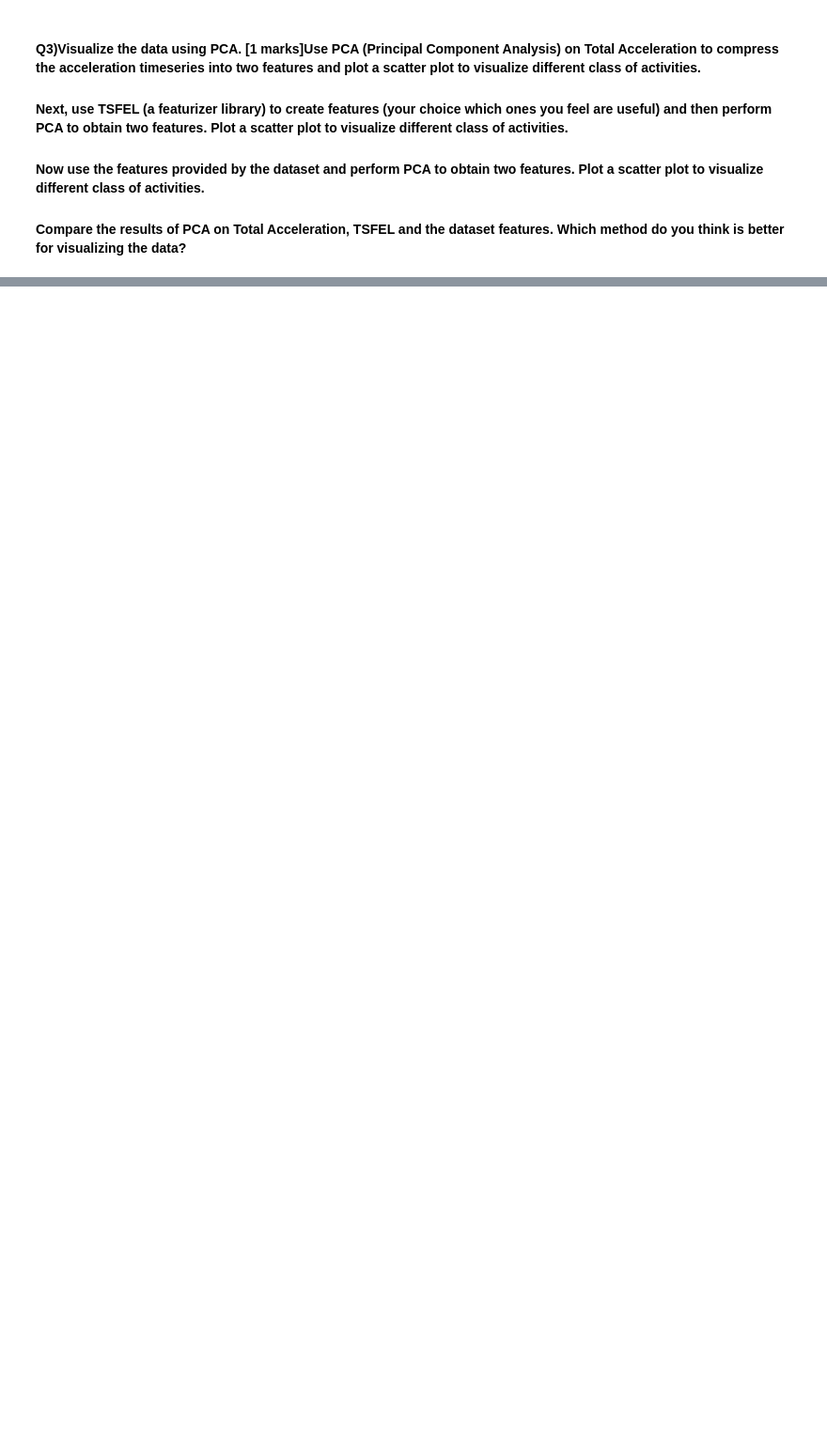
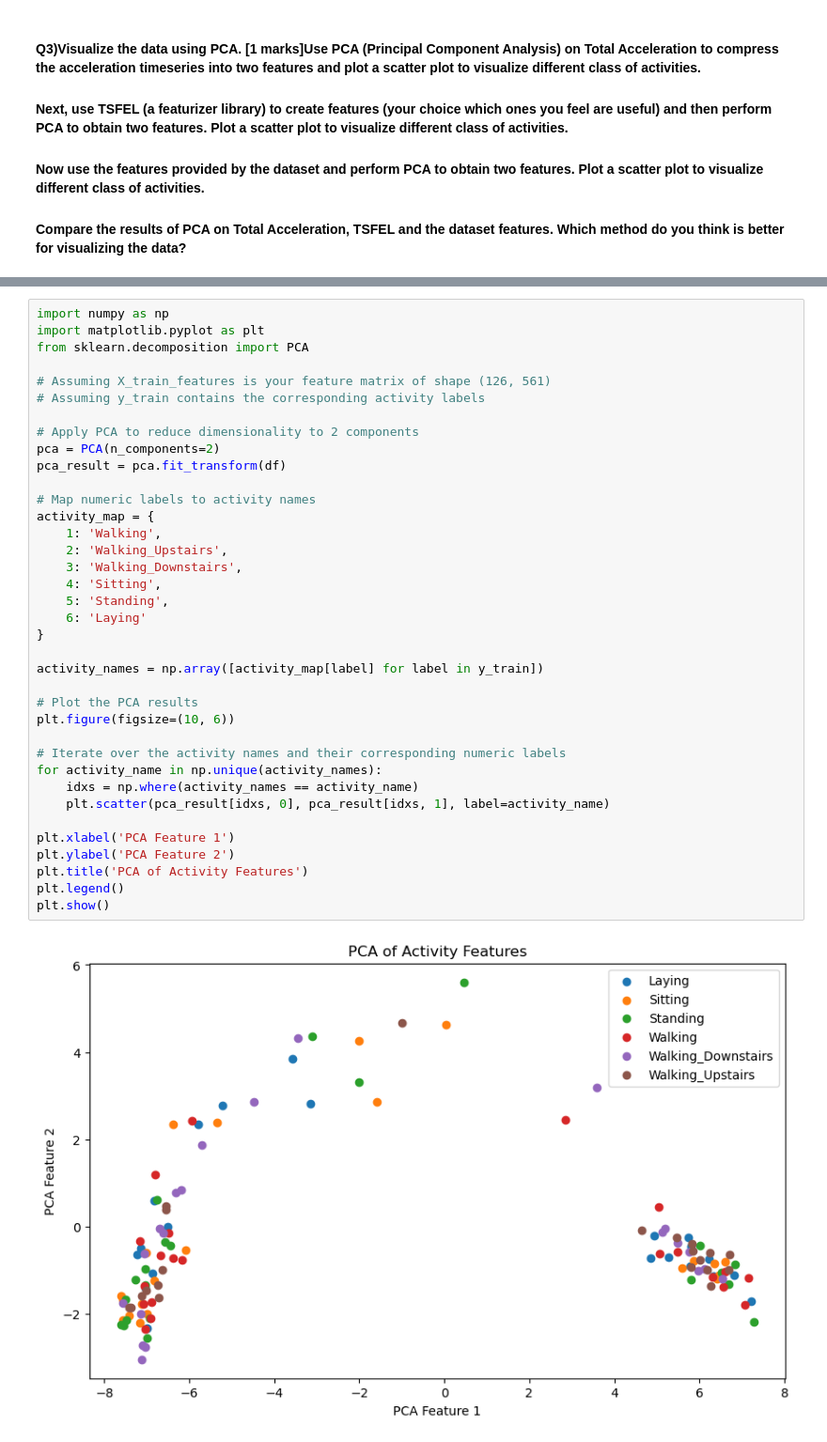
Before and after one commit to nipunbatra/es335-24-fall-assignment-1, a Jupyter notebook: HAR/Task_1.ipynb, the cells around one changed output, grey strips where cells are left out. Shown at 94% size. Drawn from its saved outputs; the diff is of its cells as text; blank space fills up the shorter version.

```diff
--- a/HAR/Task_1.ipynb
+++ b/HAR/Task_1.ipynb
@@ -140,0 +299,39 @@ ValueError: n_components=2 must be between 0 and min(n_samples, n_features)=1 wi
+# %%
+import numpy as np
+import matplotlib.pyplot as plt
+from sklearn.decomposition import PCA
+
+# Assuming X_train_features is your feature matrix of shape (126, 561)
+# Assuming y_train contains the corresponding activity labels
+
+# Apply PCA to reduce dimensionality to 2 components
+pca = PCA(n_components=2)
+pca_result = pca.fit_transform(df)
+
+# Map numeric labels to activity names
+activity_map = {
+    1: 'Walking',
+    2: 'Walking_Upstairs',
+    3: 'Walking_Downstairs',
+    4: 'Sitting',
+    5: 'Standing',
+    6: 'Laying'
+}
+
+activity_names = np.array([activity_map[label] for label in y_train])
+
+# Plot the PCA results
+plt.figure(figsize=(10, 6))
+
+# Iterate over the activity names and their corresponding numeric labels
+for activity_name in np.unique(activity_names):
+    idxs = np.where(activity_names == activity_name)
+    plt.scatter(pca_result[idxs, 0], pca_result[idxs, 1], label=activity_name)
+
+plt.xlabel('PCA Feature 1')
+plt.ylabel('PCA Feature 2')
+plt.title('PCA of Activity Features')
+plt.legend()
+plt.show()
+# %% [output]
+[figure, added]
```
Also changed, not shown: parts of 11 cells of this notebook, 25 other files.
